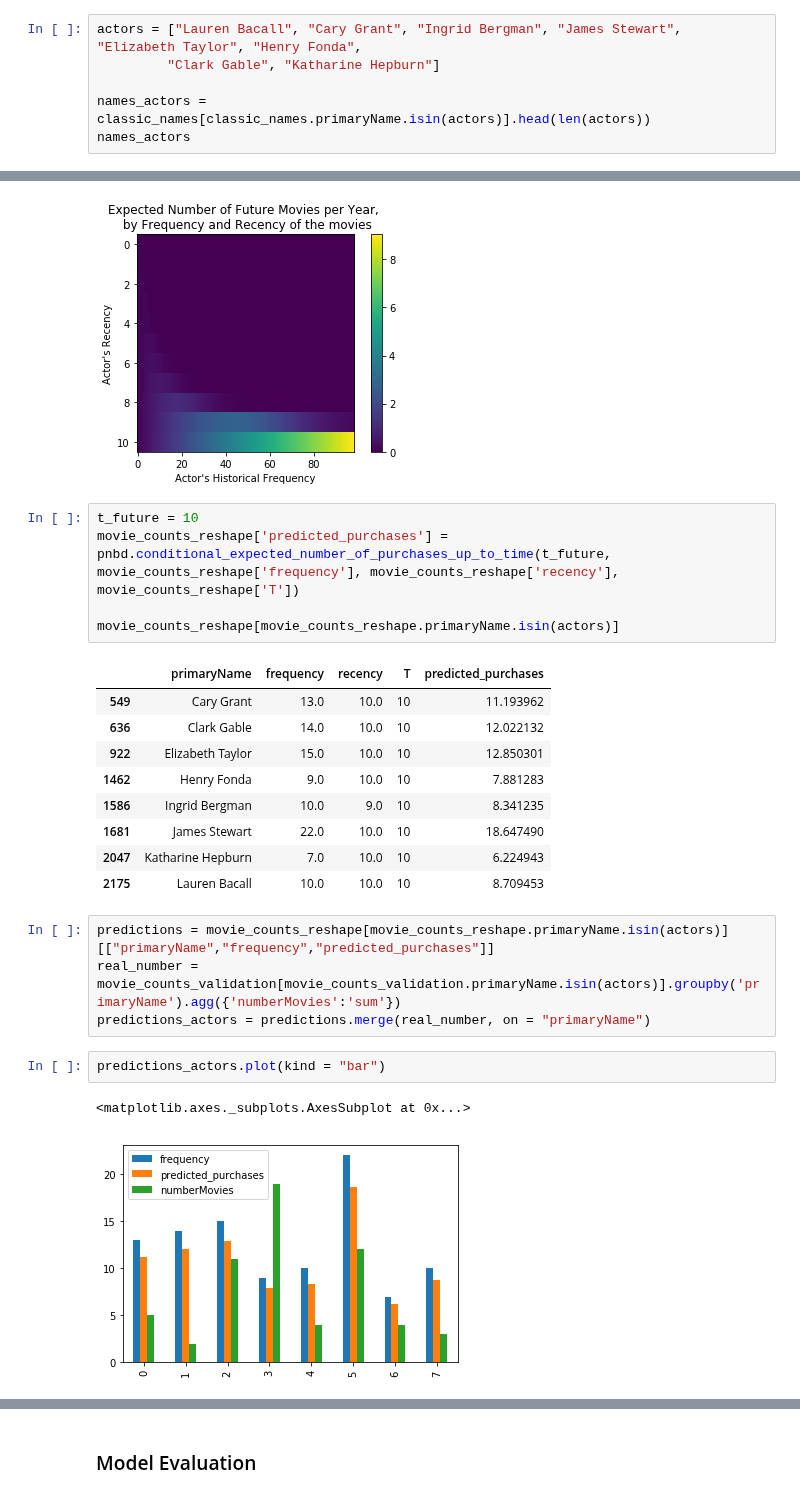
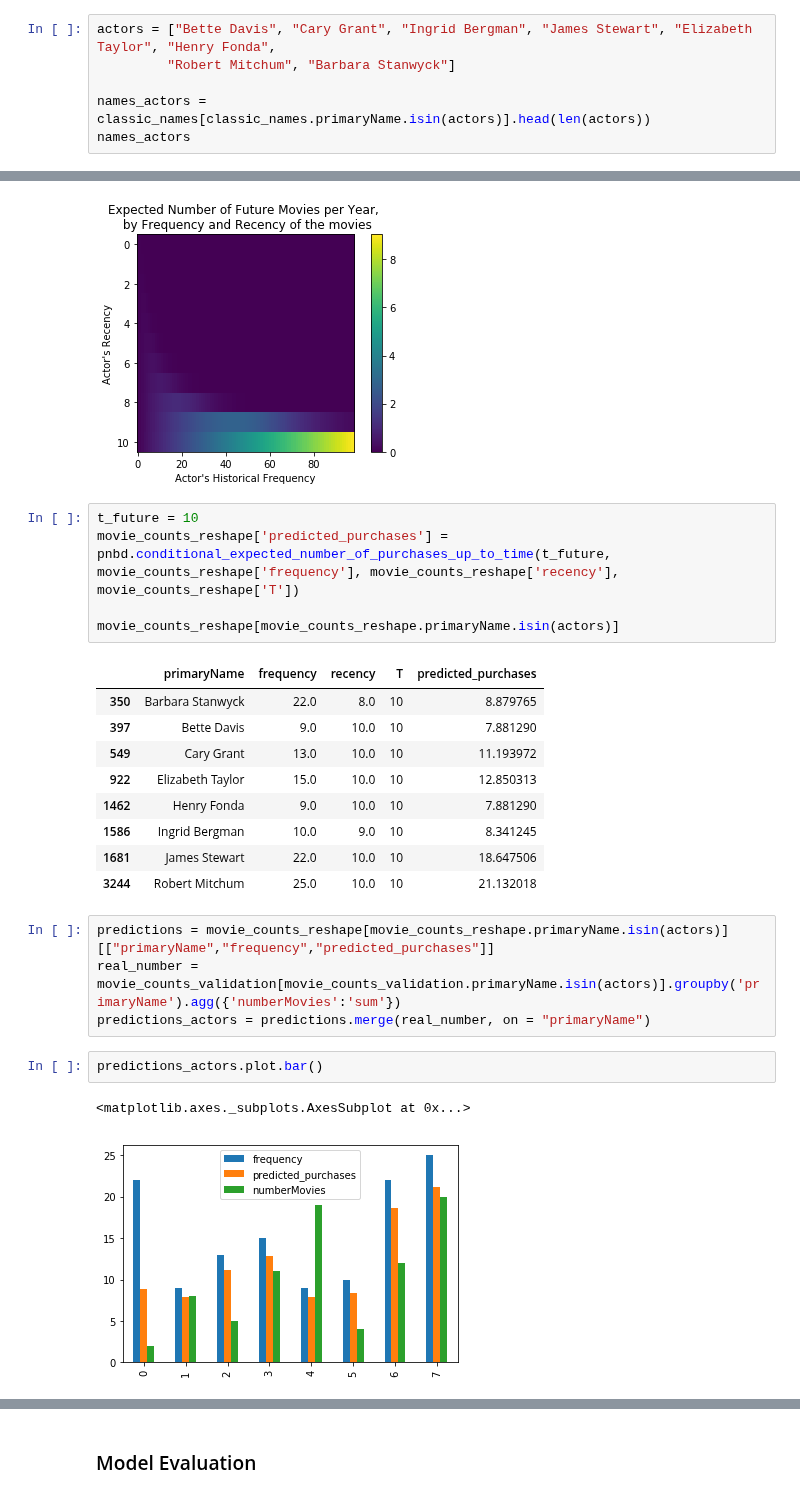
Before and after one commit to MaximeKan/Statistical-Modeling, a Jupyter notebook: Actors_movie_counts.ipynb, the cells around one changed output, grey strips where cells are left out. Cells and saved outputs as stored; diff of their text form.

Commit message:
Selecting other actors

```diff
--- a/Actors_movie_counts.ipynb
+++ b/Actors_movie_counts.ipynb
@@ -157,8 +157,8 @@ There are 5668 active actors between 1950 and 1959 in our data.
 # %% [markdown]
 Given there are no less than 5662 active actors in our data in the 50's, we might just as well pick a few of them to get a sense of how the data looks and then later how our estimation methodology works for them.
 # %%
-actors = ["Lauren Bacall", "Cary Grant", "Ingrid Bergman", "James Stewart", "Elizabeth Taylor", "Henry Fonda",
-         "Clark Gable", "Katharine Hepburn"]
+actors = ["Bette Davis", "Cary Grant", "Ingrid Bergman", "James Stewart", "Elizabeth Taylor", "Henry Fonda",
+         "Robert Mitchum", "Barbara Stanwyck"]
 
 names_actors = classic_names[classic_names.primaryName.isin(actors)].head(len(actors))
 names_actors
@@ -605,23 +605,23 @@ movie_counts_reshape['predicted_purchases'] = pnbd.conditional_expected_number_o
 movie_counts_reshape[movie_counts_reshape.primaryName.isin(actors)]
 # %% [output]
 |  | primaryName | frequency | recency | T | predicted_purchases |
-| 549 | Cary Grant | 13.0 | 10.0 | 10 | 11.193962 |
-| 636 | Clark Gable | 14.0 | 10.0 | 10 | 12.022132 |
-| 922 | Elizabeth Taylor | 15.0 | 10.0 | 10 | 12.850301 |
-| 1462 | Henry Fonda | 9.0 | 10.0 | 10 | 7.881283 |
-| 1586 | Ingrid Bergman | 10.0 | 9.0 | 10 | 8.341235 |
-| 1681 | James Stewart | 22.0 | 10.0 | 10 | 18.647490 |
-| 2047 | Katharine Hepburn | 7.0 | 10.0 | 10 | 6.224943 |
-| 2175 | Lauren Bacall | 10.0 | 10.0 | 10 | 8.709453 |
+| 350 | Barbara Stanwyck | 22.0 | 8.0 | 10 | 8.879765 |
+| 397 | Bette Davis | 9.0 | 10.0 | 10 | 7.881290 |
+| 549 | Cary Grant | 13.0 | 10.0 | 10 | 11.193972 |
+| 922 | Elizabeth Taylor | 15.0 | 10.0 | 10 | 12.850313 |
+| 1462 | Henry Fonda | 9.0 | 10.0 | 10 | 7.881290 |
+| 1586 | Ingrid Bergman | 10.0 | 9.0 | 10 | 8.341245 |
+| 1681 | James Stewart | 22.0 | 10.0 | 10 | 18.647506 |
+| 3244 | Robert Mitchum | 25.0 | 10.0 | 10 | 21.132018 |
 # %%
 predictions = movie_counts_reshape[movie_counts_reshape.primaryName.isin(actors)][["primaryName","frequency","predicted_purchases"]]
 real_number = movie_counts_validation[movie_counts_validation.primaryName.isin(actors)].groupby('primaryName').agg({'numberMovies':'sum'})
 predictions_actors = predictions.merge(real_number, on = "primaryName")
 # %%
-predictions_actors.plot(kind = "bar")
+predictions_actors.plot.bar()
 # %% [output]
 <matplotlib.axes._subplots.AxesSubplot at 0x...>
-[figure, old version]
+[figure, new version]
 # %%
 movie_counts_validation[movie_counts_validation.primaryName.isin(actors)].groupby('primaryName').agg({'numberMovies':'sum'})
 # %% [output]
```
Also changed, not shown: parts of 13 cells of this notebook.
